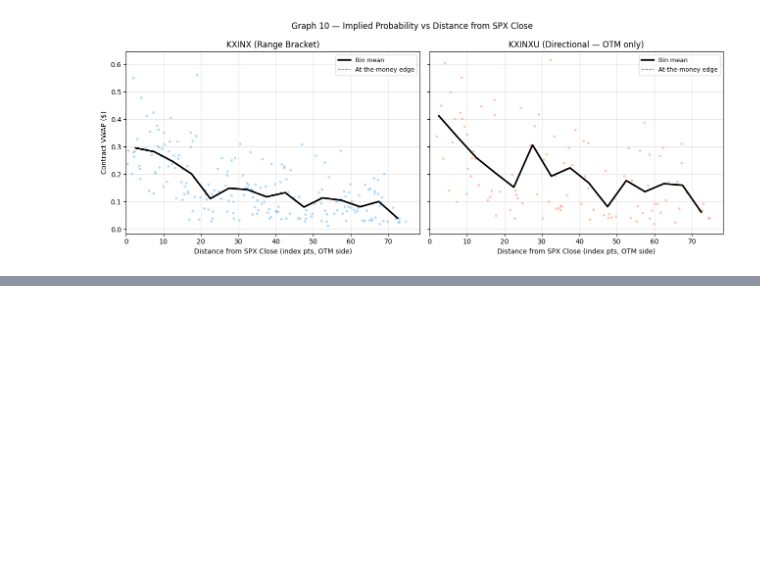
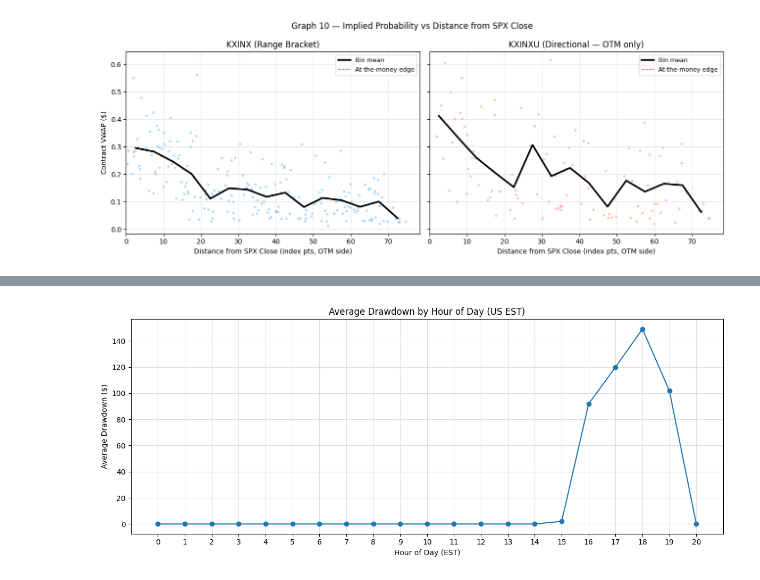
Before and after one commit to chris-mulligan-50/FINM-33150-Quantitative-Trading-Strategies-Final-Project-Kalshi-Market-Making-, a Jupyter notebook: initial_data_analysis.ipynb, the cells around one changed output, grey strips where cells are left out. Cells and saved outputs as stored; diff of their text form; code cells hidden in the pictures; blank space fills up the shorter version.

```diff
--- a/initial_data_analysis.ipynb
+++ b/initial_data_analysis.ipynb
@@ -1177,0 +1352,51 @@ Sharpe Ratio: 2.23
+# %%
+# Analyze the average drawdown by time of day (US EST, ~1 hr intervals) & plot them
+
+import numpy as np
+import polars as pl
+import matplotlib.pyplot as plt
+
+# Compute equity curve (PnL) over time
+if "equity_curve" in sim_df.columns:
+    equity_curve = sim_df["equity_curve"].to_numpy()
+elif "pnl" in sim_df.columns:
+    equity_curve = np.cumsum(sim_df["pnl"].to_numpy())
+else:
+    raise ValueError("Could not find equity curve or pnl column in sim_df to analyze drawdowns.")
+
+# Compute running maximum of the equity curve
+running_max = np.maximum.accumulate(equity_curve)
+drawdowns = running_max - equity_curve  # drawdown amounts (positive = drawdown)
+
+# Prepare polars DataFrame for all drawdown events
+pl_df = pl.DataFrame({
+    "timestamp": sim_df["ts"].to_numpy(),
+    "drawdown": drawdowns,
+})
+
+# Extract hour from timestamp (assume polars datetimes are timezone-aware in US EST)
+pl_df = pl_df.with_columns(
+    pl.col("timestamp").dt.hour().alias("hour")
+)
+
+# Group by hour and compute average drawdown
+avg_drawdowns_by_hour = pl_df.group_by("hour").agg(
+    pl.col("drawdown").mean().alias("avg_drawdown")
+).sort("hour")
+
+# Convert to numpy for plotting
+hours = avg_drawdowns_by_hour["hour"].to_numpy()
+avg_drawdown = avg_drawdowns_by_hour["avg_drawdown"].to_numpy()
+
+# Plot average drawdown by hour of day
+plt.figure(figsize=(12, 5))
+plt.plot(hours, avg_drawdown, marker='o')
+plt.title("Average Drawdown by Hour of Day (US EST)")
+plt.xlabel("Hour of Day (EST)")
+plt.ylabel("Average Drawdown ($)")
+plt.grid(True, alpha=0.4)
+plt.xticks(hours)
+plt.tight_layout()
+plt.show()
+# %% [output]
+[figure, added]
```
Also changed, not shown: parts of 12 cells of this notebook, 8 other files.
